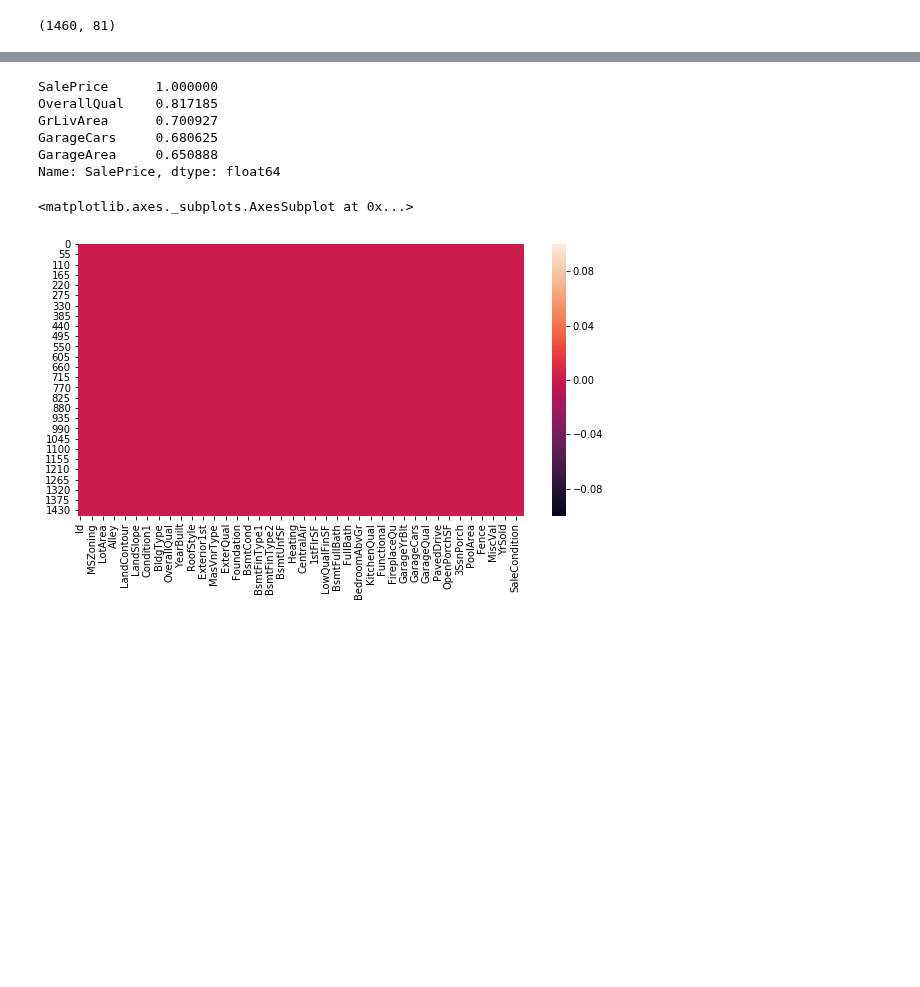
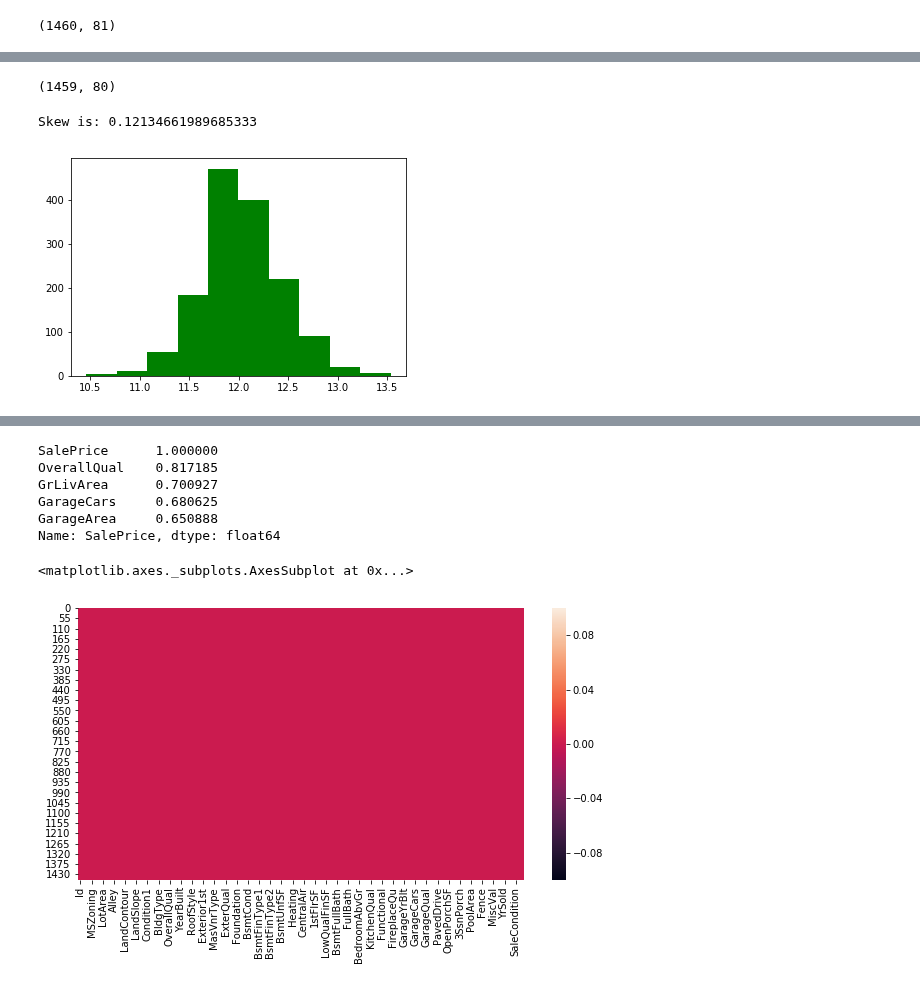
Before and after one commit to rahulvaish/MachineLearning-Python, a Jupyter notebook: HousePricingTutorial-Series2.ipynb, the cells around one changed output, grey strips where cells are left out. Cells and saved outputs as stored; diff of their text form; code cells hidden in the pictures; blank space fills up the shorter version.

```diff
--- a/HousePricingTutorial-Series2.ipynb
+++ b/HousePricingTutorial-Series2.ipynb
@@ -78,3 +16,18 @@ plt.show()
+# %%
+#Shape of test data
+test.shape
+# %% [output]
+(1459, 80)
+# %%
+train['SalePrice'] = np.log1p(train['SalePrice'])
+
+target = train['SalePrice']
+print ("Skew is:", target.skew())
+plt.hist(target, color='green')
+plt.show()
+# %% [output]
+Skew is: 0.12134661989685333
+[figure, added]
 # %%
 #Finding Numerical Columns
 numeric_features = train.select_dtypes(include=[np.number])
```
Also changed, not shown: parts of 10 cells of this notebook.
